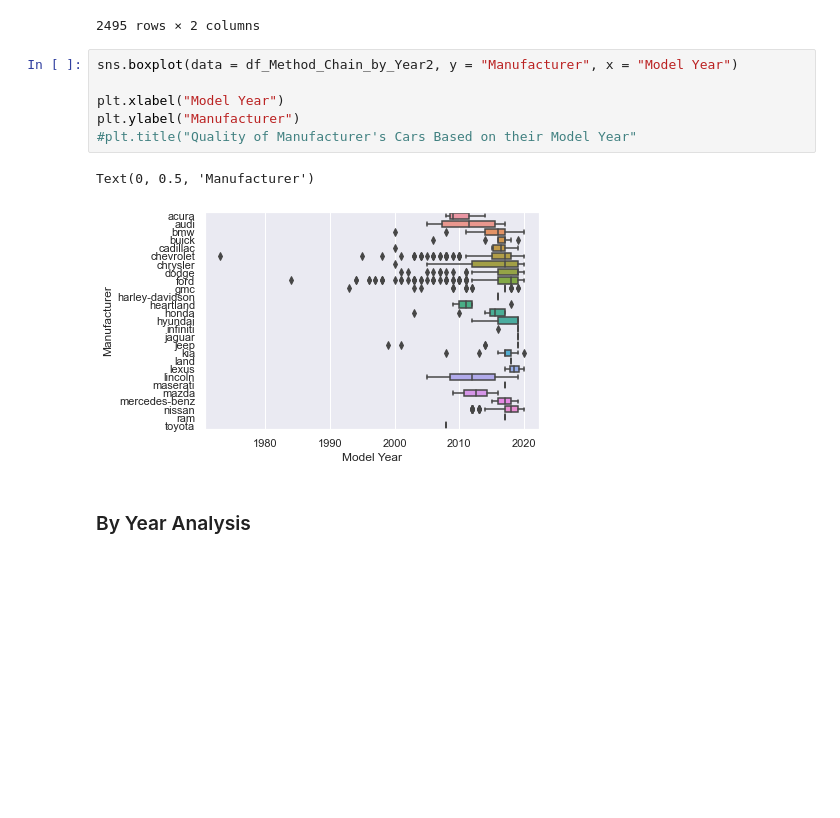
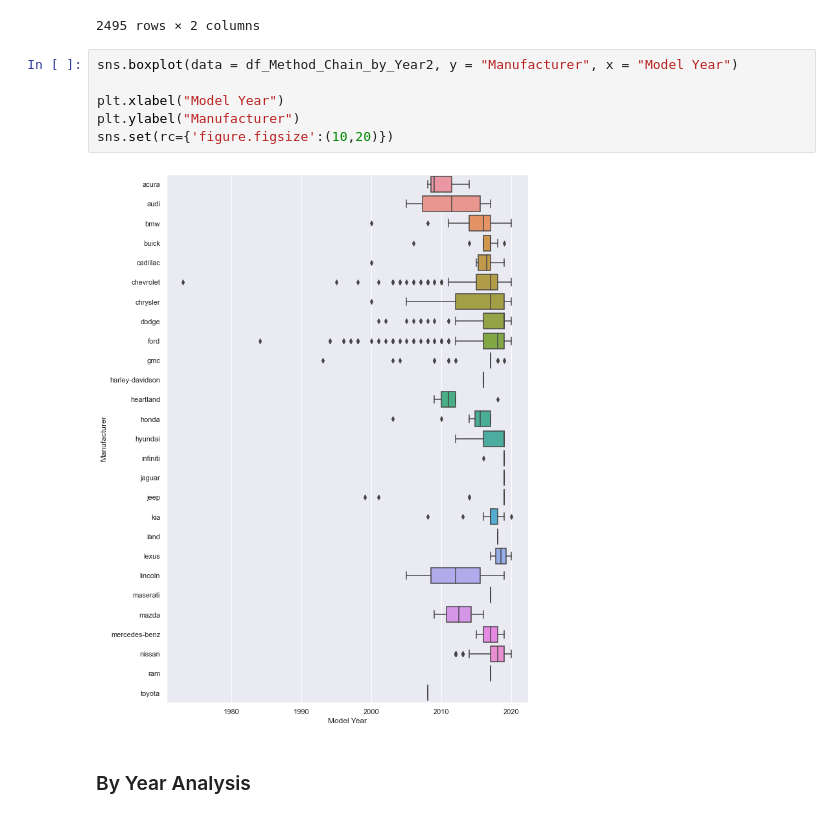
Before and after one commit to data301-2021-summer2/project-group35-project, a Jupyter notebook: analysis/Steven1/ExploratoryDataAnalysis(EDA)onmyDataset.ipynb, the cells around one changed output. Cells and saved outputs as stored; diff of their text form; blank space fills up the shorter version.

```diff
--- a/analysis/Steven1/ExploratoryDataAnalysis(EDA)onmyDataset.ipynb
+++ b/analysis/Steven1/ExploratoryDataAnalysis(EDA)onmyDataset.ipynb
@@ -123,12 +123,11 @@ df_Method_Chain_by_Year_Graph
 # %%
 sns.boxplot(data = df_Method_Chain_by_Year2, y = "Manufacturer", x = "Model Year")
 
 plt.xlabel("Model Year")
 plt.ylabel("Manufacturer")
-#plt.title("Quality of Manufacturer's Cars Based on their Model Year"
+sns.set(rc={'figure.figsize':(10,20)})
 # %% [output]
-Text(0, 0.5, 'Manufacturer')
-[figure, old version]
+[figure, new version]
 # %% [markdown]
 ### By Year Analysis
 # %% [markdown]
```
Also changed, not shown: parts of 7 cells of this notebook.
